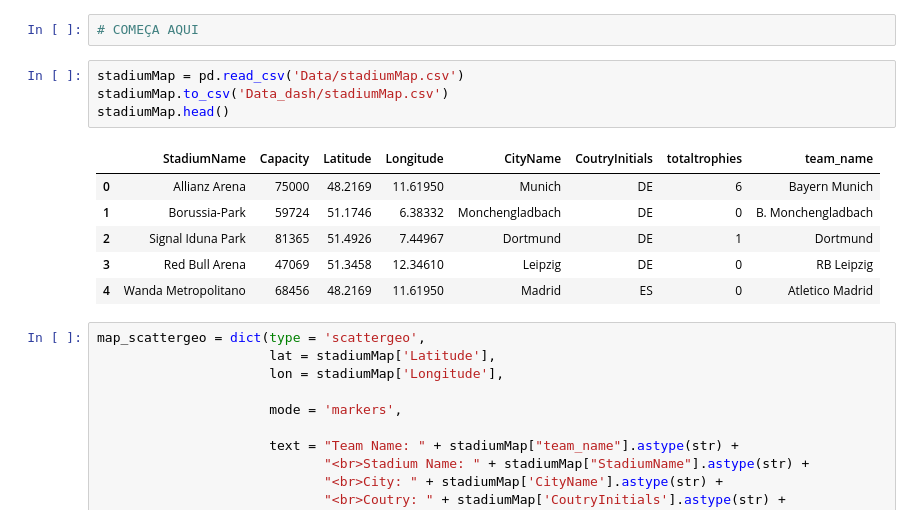
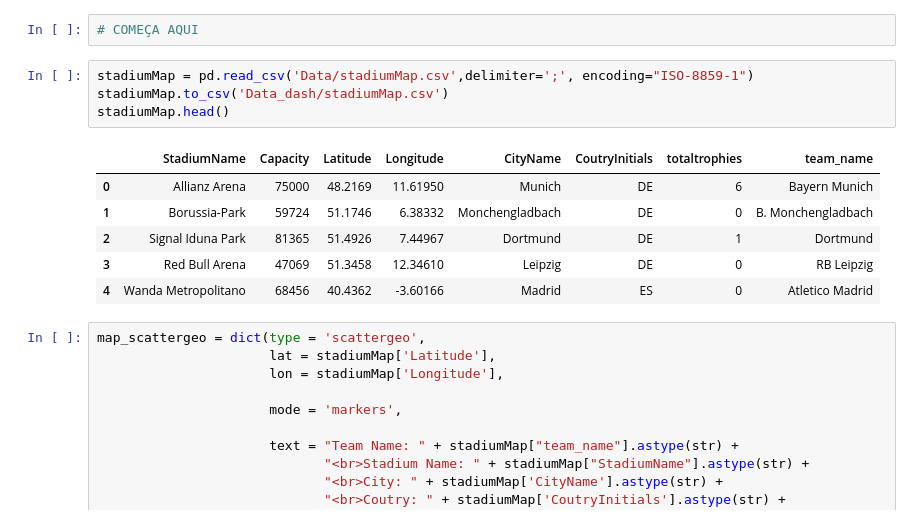
Before and after one commit to rodrigomfguedes/datavisualization, a Jupyter notebook: master_notebook.ipynb, the cells around one changed output. Cells and saved outputs as stored; diff of their text form.

```diff
--- a/master_notebook.ipynb
+++ b/master_notebook.ipynb
@@ -105,16 +105,16 @@ Stadiums.head()
 # %%
 # COMEÇA AQUI
 # %%
-stadiumMap = pd.read_csv('Data/stadiumMap.csv')
+stadiumMap = pd.read_csv('Data/stadiumMap.csv',delimiter=';', encoding="ISO-8859-1")
 stadiumMap.to_csv('Data_dash/stadiumMap.csv')
 stadiumMap.head()
 # %% [output]
 |  | StadiumName | Capacity | Latitude | Longitude | CityName | CoutryInitials | totaltrophies | team_name |
 | 0 | Allianz Arena | 75000 | 48.2169 | 11.61950 | Munich | DE | 6 | Bayern Munich |
 | 1 | Borussia-Park | 59724 | 51.1746 | 6.38332 | Monchengladbach | DE | 0 | B. Monchengladbach |
 | 2 | Signal Iduna Park | 81365 | 51.4926 | 7.44967 | Dortmund | DE | 1 | Dortmund |
 | 3 | Red Bull Arena | 47069 | 51.3458 | 12.34610 | Leipzig | DE | 0 | RB Leipzig |
-| 4 | Wanda Metropolitano | 68456 | 48.2169 | 11.61950 | Madrid | ES | 0 | Atletico Madrid |
+| 4 | Wanda Metropolitano | 68456 | 40.4362 | -3.60166 | Madrid | ES | 0 | Atletico Madrid |
 # %%
 map_scattergeo = dict(type = 'scattergeo',
                       lat = stadiumMap['Latitude'],
```
Also changed, not shown: 4 other files.
